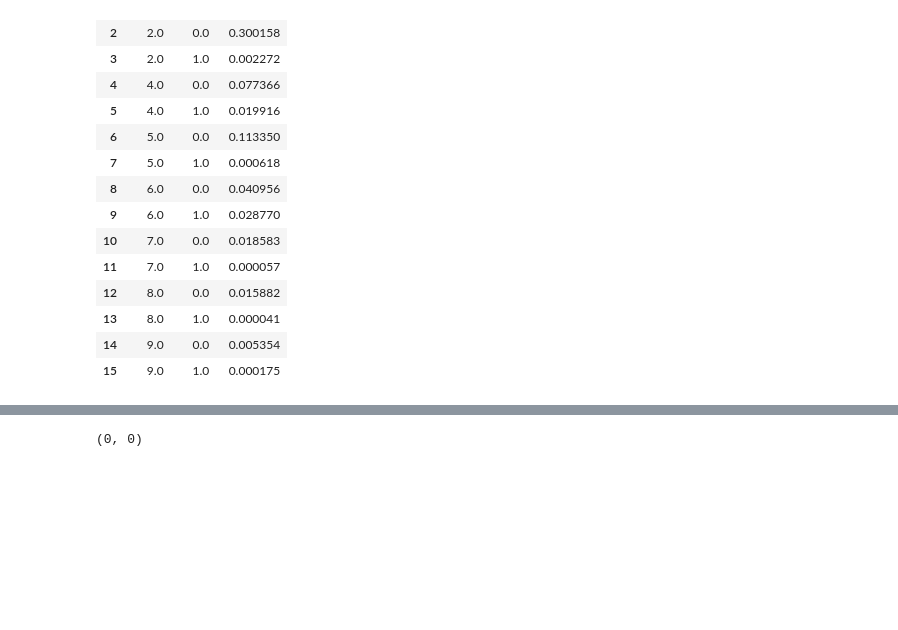
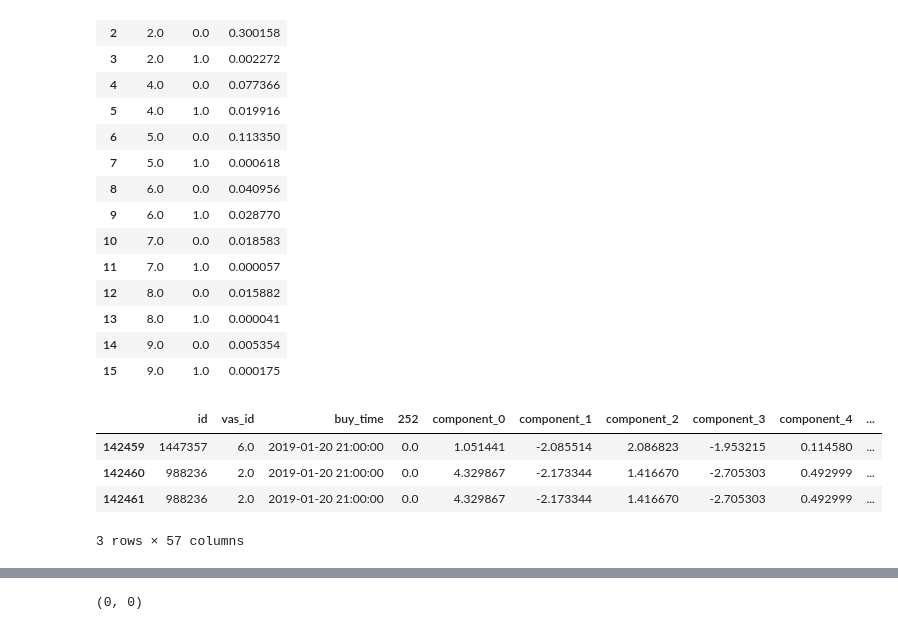
Before and after one commit to kate-ds/Megafon_project, a Jupyter notebook: megafon_models.ipynb, the cells around one changed output, grey strips where cells are left out. Saved outputs shown, nothing was run; the diff lists cells and outputs as text; code cells hidden in the pictures; blank space fills up the shorter version.

```diff
--- a/megafon_models.ipynb
+++ b/megafon_models.ipynb
@@ -405,0 +405,9 @@ values
+# %%
+train, test = add_proba(train, test)
+test.tail(3)
+# %% [output]
+|  | id | vas_id | buy_time | 252 | component_0 | component_1 | component_2 | component_3 | component_4 | ... |
+| 142459 | 1447357 | 6.0 | 2019-01-20 21:00:00 | 0.0 | 1.051441 | -2.085514 | 2.086823 | -1.953215 | 0.114580 | ... |
+| 142460 | 988236 | 2.0 | 2019-01-20 21:00:00 | 0.0 | 4.329867 | -2.173344 | 1.416670 | -2.705303 | 0.492999 | ... |
+| 142461 | 988236 | 2.0 | 2019-01-20 21:00:00 | 0.0 | 4.329867 | -2.173344 | 1.416670 | -2.705303 | 0.492999 | ... |
+3 rows × 57 columns
```
Also changed, not shown: parts of 64 cells of this notebook.
